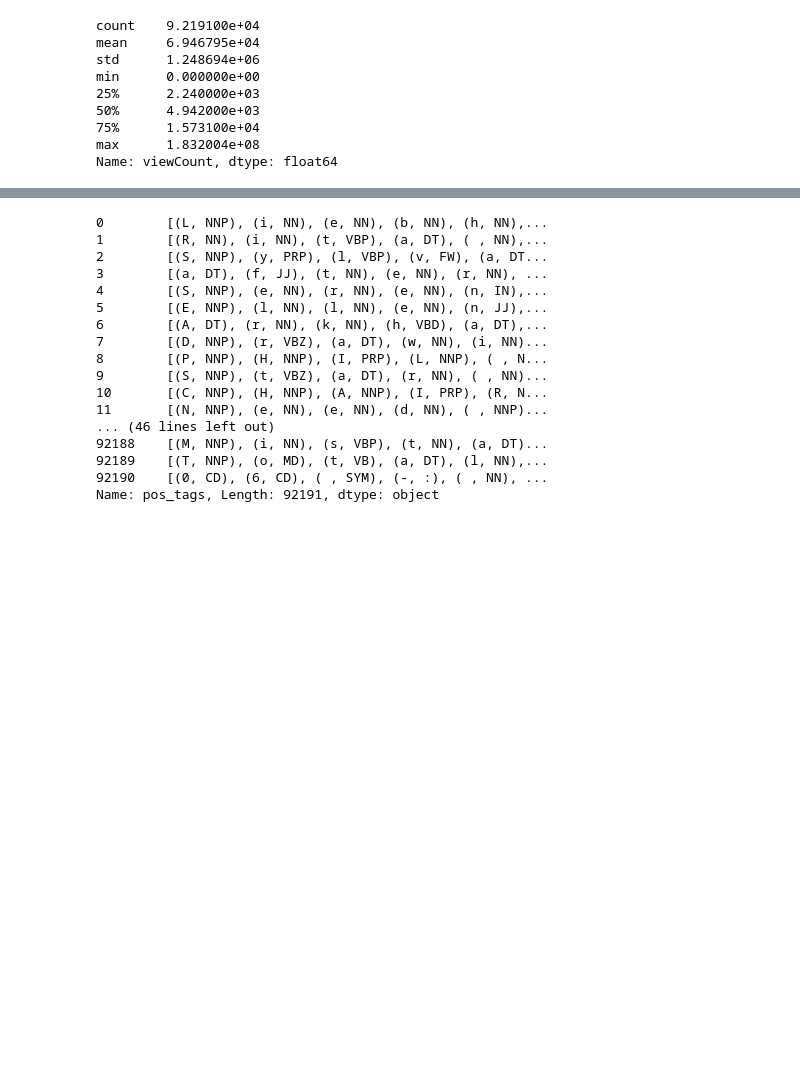
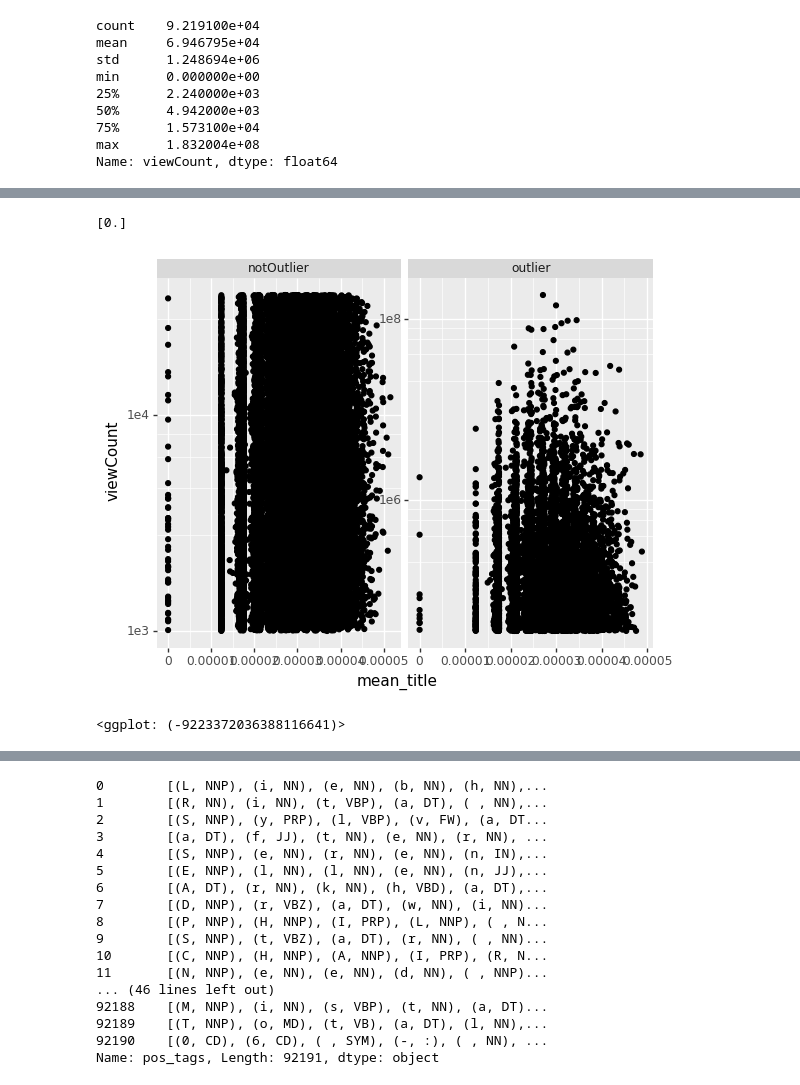
Before and after one commit to rnahar25/15388FinalProject, a Jupyter notebook: Visualization.ipynb, the cells around one changed output, grey strips where cells are left out. Cells and saved outputs as stored; diff of their text form; code cells hidden in the pictures; blank space fills up the shorter version.

```diff
--- a/Visualization.ipynb
+++ b/Visualization.ipynb
@@ -65,4 +275,13 @@ youtube_data['mean_title'] = getFeatures(tfidf, 'mean')
-# %%
-youtube_data['max_title'] = getFeatures(tfidf, 'max')
 # %%
 youtube_data['min_title'] = getFeatures(tfidf, 'min')
+print(youtube_data['min_title'].unique())
+# %% [output]
+[0.]
+# %%
+ggplot(youtube_data, aes(x = "mean_title", y = "viewCount")) + \
+    geom_point() + \
+    scale_y_log10() + \
+    facet_wrap("outlier", scales="free")
+# %% [output]
+[figure, added]
+<ggplot: (-9223372036388116641)>
```
Also changed, not shown: parts of 81 cells of this notebook.
